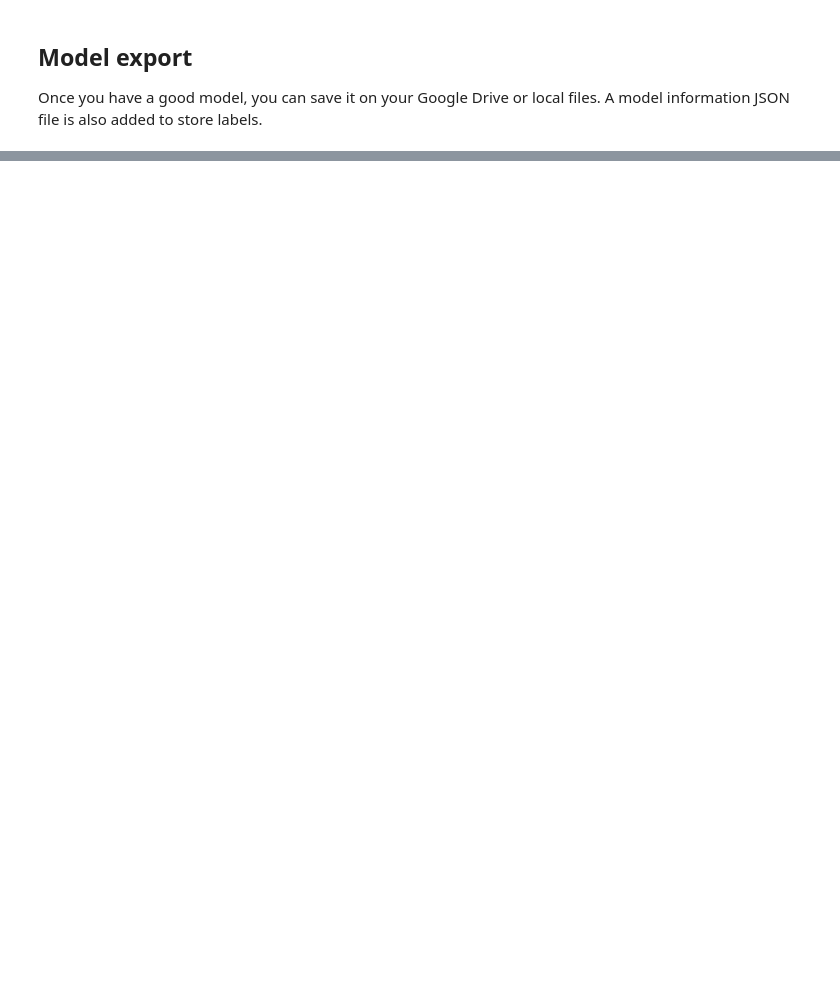
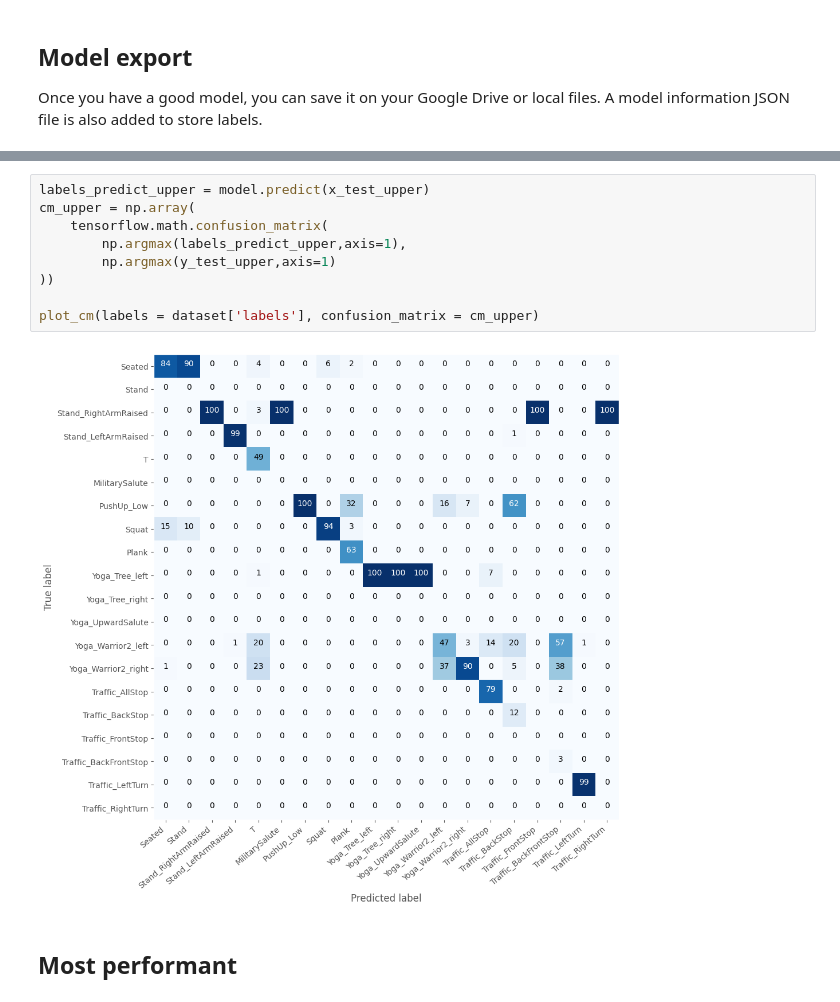
Before and after one commit to ArthurFDLR/pose-classification-kit, a Jupyter notebook: examples/body_pose_classification.ipynb, the cells around one changed output, grey strips where cells are left out. Drawn from its saved outputs; the diff is of its cells as text; blank space fills up the shorter version.

```diff
--- a/examples/body_pose_classification.ipynb
+++ b/examples/body_pose_classification.ipynb
@@ -486 +595,14 @@ Drive already mounted at /content/drive; to attempt to forcibly remount, call dr
+# %%
+labels_predict_upper = model.predict(x_test_upper)
+cm_upper = np.array(
+    tensorflow.math.confusion_matrix(
+        np.argmax(labels_predict_upper,axis=1),
+        np.argmax(y_test_upper,axis=1)
+))
+
+plot_cm(labels = dataset['labels'], confusion_matrix = cm_upper)
+# %% [output]
+[figure, added]
+# %% [markdown]
+## Most performant
 # %%
```
Also changed, not shown: parts of 21 cells of this notebook.
